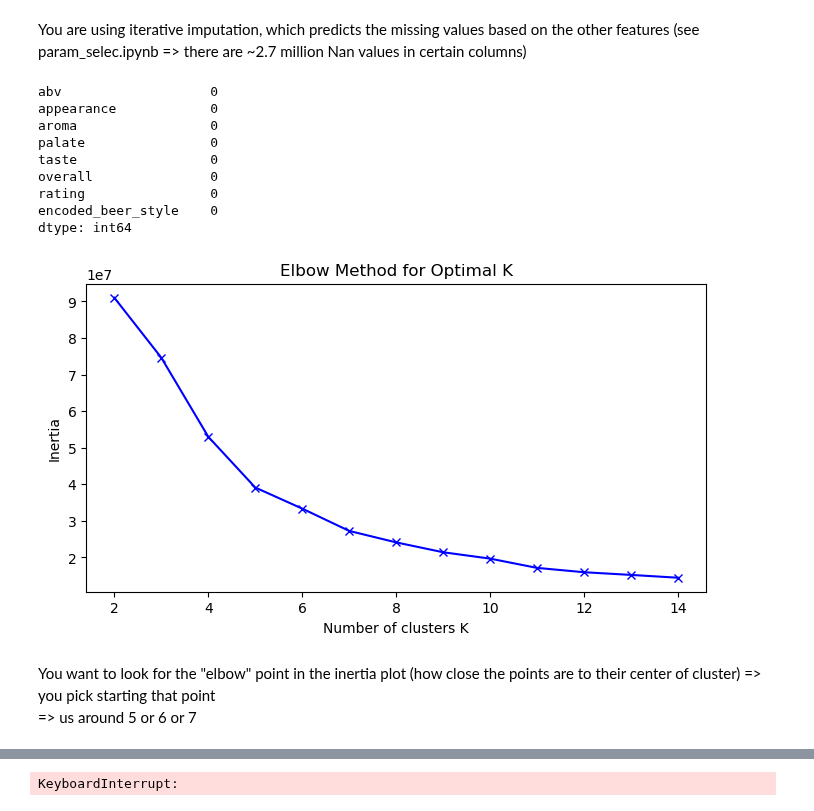
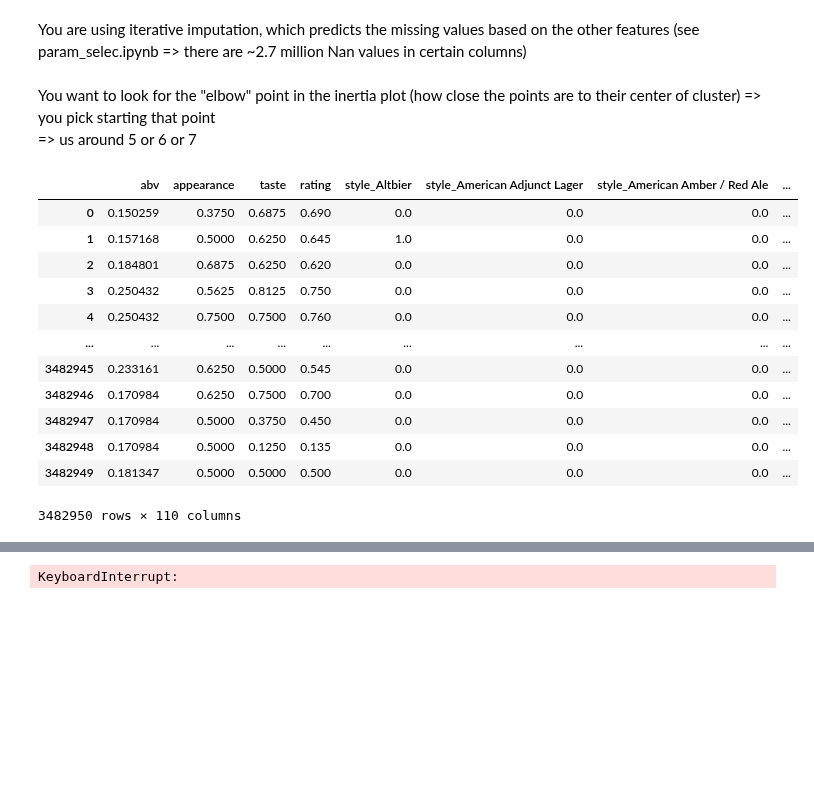
Before and after one commit to epfl-ada/ada-2024-project-x0x0, a Jupyter notebook: src/questions/KNN.ipynb, the cells around one changed output, grey strips where cells are left out. Cells and saved outputs as stored; diff of their text form; code cells hidden in the pictures; blank space fills up the shorter version.

```diff
--- a/src/questions/KNN.ipynb
+++ b/src/questions/KNN.ipynb
@@ -59,49 +136,22 @@ dtype: int64
 # %% [markdown]
 You are using iterative imputation, which predicts the missing values based on the other features (see param_selec.ipynb => there are ~2.7 million Nan values in certain columns)<br>
-# %%
-iter_imputer = IterativeImputer(random_state=42)
-X_iter_imputed = pd.DataFrame(iter_imputer.fit_transform(X), columns=X.columns)
-
-print(X_iter_imputed.isnull().sum())
-
-#scaler = StandardScaler()
-scaler = RobustScaler()
-#scaler = MinMaxScaler()
-X_scaled = pd.DataFrame(scaler.fit_transform(X_iter_imputed), columns=X_iter_imputed.columns)
-
-inertia = []
-K_range = range(2, 15)
-for k in K_range:
-    kmeans = KMeans(n_clusters=k, random_state=42)
-    kmeans.fit(X_scaled)
-    inertia.append(kmeans.inertia_)
-
-plt.figure(figsize=(8, 4))
-plt.plot(K_range, inertia, 'bx-')
-plt.xlabel('Number of clusters K')
-plt.ylabel('Inertia')
-plt.title('Elbow Method for Optimal K')
-plt.show()
-
-optimal_k = 7
-kmeans = KMeans(n_clusters=optimal_k, random_state=42)
-cluster_labels = kmeans.fit_predict(X_scaled)
-X_scaled['cluster'] = cluster_labels
-
-#silhouette_avg = silhouette_score(X_scaled.drop('cluster', axis=1), cluster_labels)
-#print(f'Silhouette Score for K={optimal_k}: {silhouette_avg}')
-# %% [output]
-abv                   0
-appearance            0
-aroma                 0
-palate                0
-taste                 0
-overall               0
-rating                0
-encoded_beer_style    0
-dtype: int64
-[figure, removed]
 # %% [markdown]
 You want to look for the "elbow" point in the inertia plot (how close the points are to their center of cluster) => you pick starting that point<br>
 => us around 5 or 6 or 7
+# %%
+X_scaled
+# %% [output]
+|  | abv | appearance | taste | rating | style_Altbier | style_American Adjunct Lager | style_American Amber / Red Ale | ... |
+| 0 | 0.150259 | 0.3750 | 0.6875 | 0.690 | 0.0 | 0.0 | 0.0 | ... |
+| 1 | 0.157168 | 0.5000 | 0.6250 | 0.645 | 1.0 | 0.0 | 0.0 | ... |
+| 2 | 0.184801 | 0.6875 | 0.6250 | 0.620 | 0.0 | 0.0 | 0.0 | ... |
+| 3 | 0.250432 | 0.5625 | 0.8125 | 0.750 | 0.0 | 0.0 | 0.0 | ... |
+| 4 | 0.250432 | 0.7500 | 0.7500 | 0.760 | 0.0 | 0.0 | 0.0 | ... |
+| ... | ... | ... | ... | ... | ... | ... | ... | ... |
+| 3482945 | 0.233161 | 0.6250 | 0.5000 | 0.545 | 0.0 | 0.0 | 0.0 | ... |
+| 3482946 | 0.170984 | 0.6250 | 0.7500 | 0.700 | 0.0 | 0.0 | 0.0 | ... |
+| 3482947 | 0.170984 | 0.5000 | 0.3750 | 0.450 | 0.0 | 0.0 | 0.0 | ... |
+| 3482948 | 0.170984 | 0.5000 | 0.1250 | 0.135 | 0.0 | 0.0 | 0.0 | ... |
+| 3482949 | 0.181347 | 0.5000 | 0.5000 | 0.500 | 0.0 | 0.0 | 0.0 | ... |
+3482950 rows × 110 columns
 # %%
```
Also changed, not shown: parts of 11 cells of this notebook.
